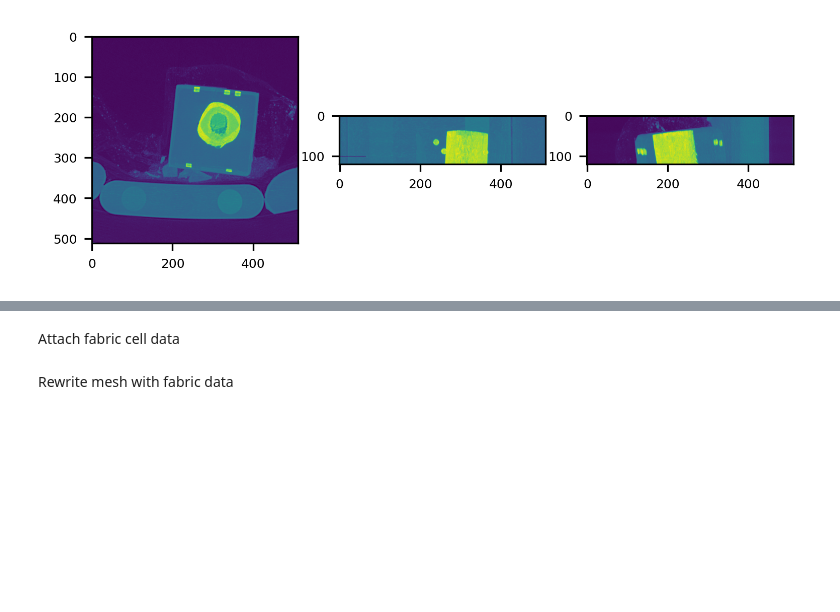
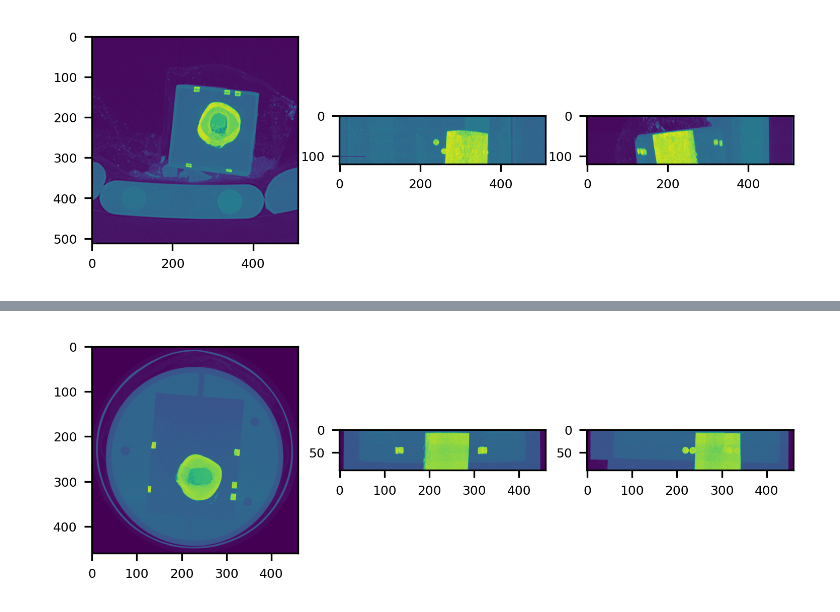
Before and after one commit to gianthk/pyfabric, a Jupyter notebook: notebooks/pyfabric_ex02_prox_femur_multires.ipynb, the cells around one changed output, grey strips where cells are left out. Cells and saved outputs as stored; diff of their text form; code cells hidden in the pictures; blank space fills up the shorter version.

Commit message:
QCT data registered; updated todo;

```diff
--- a/notebooks/pyfabric_ex02_prox_femur_multires.ipynb
+++ b/notebooks/pyfabric_ex02_prox_femur_multires.ipynb
@@ -462,2 +394,0 @@ evals[2,:]*np.identity(3)
-# %% [markdown]
-Attach fabric cell data
@@ -466,2 +394,0 @@ mesh_trab.cell_data={'evec1': evecs[:,:,0], 'evec2': evecs[:,:,1], 'evec3': evec
-# %% [markdown]
-Rewrite mesh with fabric data
@@ -471,0 +395,4 @@ mesh_trab.write(filename_mesh_out)
+# %%
+ru.plot_projections(data_3D[0:90,:,:])
+# %% [output]
+[figure, added]
```
Also changed, not shown: parts of 100 cells of this notebook, 1 other file.
